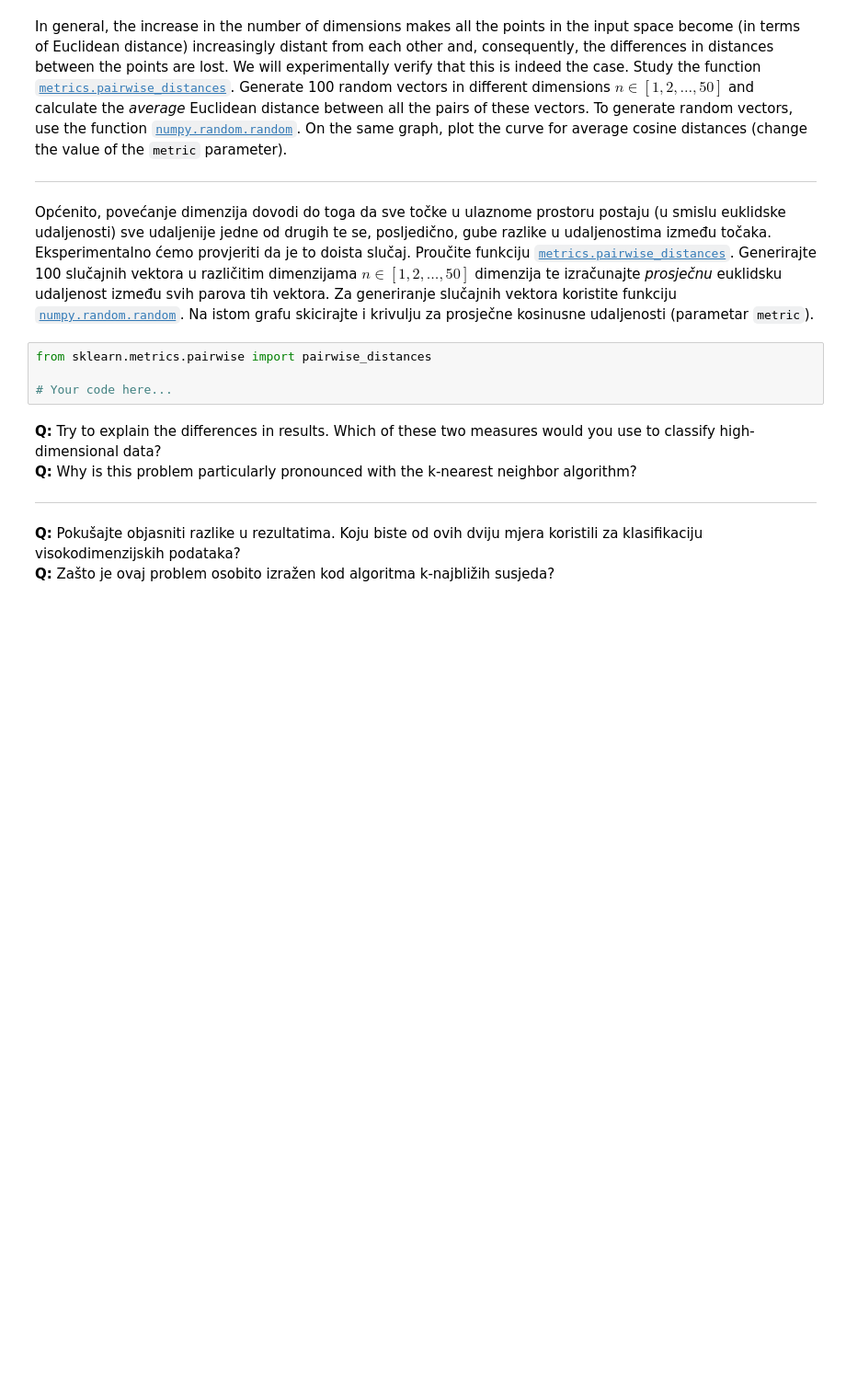
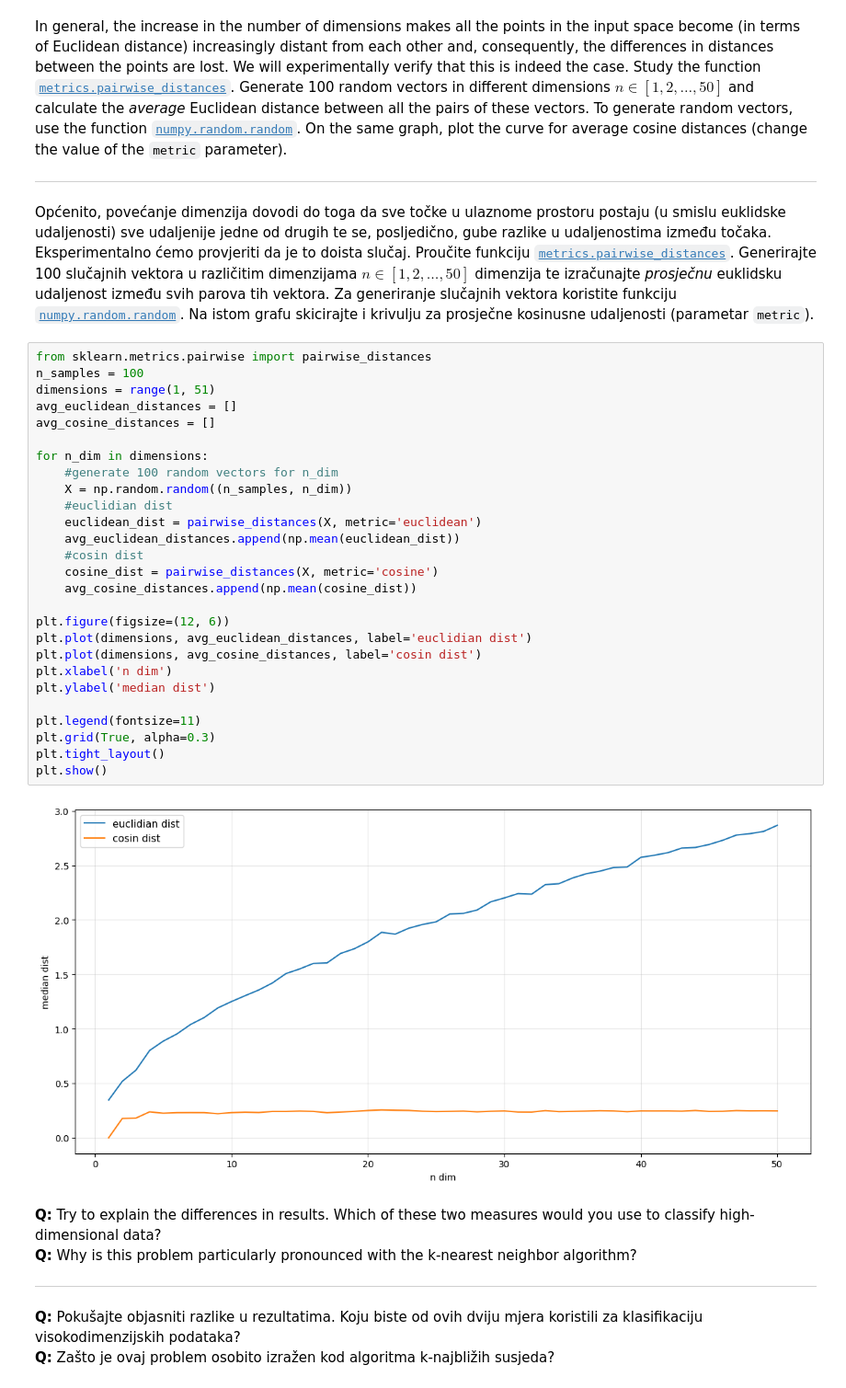
Before and after one commit to Emsamax/ML_croatia, a Jupyter notebook: ML1-2025-LAB3.ipynb, the cells around one changed output. Shown at 92% size. Cells and saved outputs as stored; diff of their text form; blank space fills up the shorter version.

```diff
--- a/ML1-2025-LAB3.ipynb
+++ b/ML1-2025-LAB3.ipynb
@@ -885,10 +903,35 @@ In general, the increase in the number of dimensions makes all the points in the
 ---
 
 Općenito, povećanje dimenzija dovodi do toga da sve točke u ulaznome prostoru postaju (u smislu euklidske udaljenosti) sve udaljenije jedne od drugih te se, posljedično, gube razlike u udaljenostima između točaka. Eksperimentalno ćemo provjeriti da je to doista slučaj. Proučite funkciju [`metrics.pairwise_distances`](http://scikit-learn.org/stable/modules/generated/sklearn.metrics.pairwise_distances.html). Generirajte 100 slučajnih vektora u različitim dimenzijama $n\in[1,2,\ldots,50]$ dimenzija te izračunajte *prosječnu* euklidsku udaljenost između svih parova tih vektora. Za generiranje slučajnih vektora koristite funkciju [`numpy.random.random`](https://numpy.org/doc/stable/reference/random/generated/numpy.random.random.html). Na istom grafu skicirajte i krivulju za prosječne kosinusne udaljenosti (parametar `metric`).
-# %%
-from sklearn.metrics.pairwise import pairwise_distances
-
-# Your code here...
+# %%
+from sklearn.metrics.pairwise import pairwise_distances
+n_samples = 100
+dimensions = range(1, 51)
+avg_euclidean_distances = []
+avg_cosine_distances = []
+
+for n_dim in dimensions:
+    #generate 100 random vectors for n_dim
+    X = np.random.random((n_samples, n_dim))
+    #euclidian dist
+    euclidean_dist = pairwise_distances(X, metric='euclidean')
+    avg_euclidean_distances.append(np.mean(euclidean_dist))
+    #cosin dist
+    cosine_dist = pairwise_distances(X, metric='cosine')
+    avg_cosine_distances.append(np.mean(cosine_dist))
+
+plt.figure(figsize=(12, 6))
+plt.plot(dimensions, avg_euclidean_distances, label='euclidian dist')
+plt.plot(dimensions, avg_cosine_distances, label='cosin dist')
+plt.xlabel('n dim')
+plt.ylabel('median dist')
+
+plt.legend(fontsize=11)
+plt.grid(True, alpha=0.3)
+plt.tight_layout()
+plt.show()
+# %% [output]
+[figure, added]
 # %% [markdown]
 **Q:** Try to explain the differences in results. Which of these two measures would you use to classify high-dimensional data?
 **Q:** Why is this problem particularly pronounced with the k-nearest neighbor algorithm?
```
Also changed, not shown: parts of 2 cells of this notebook.
